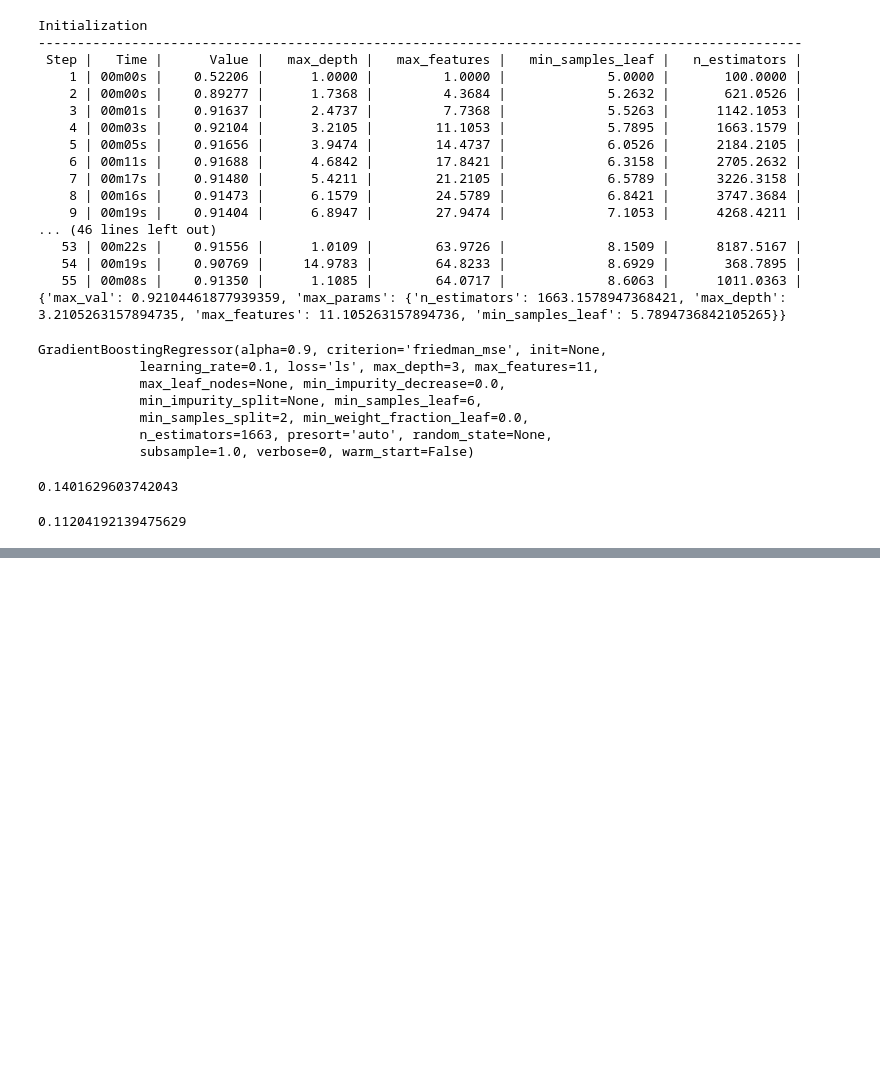
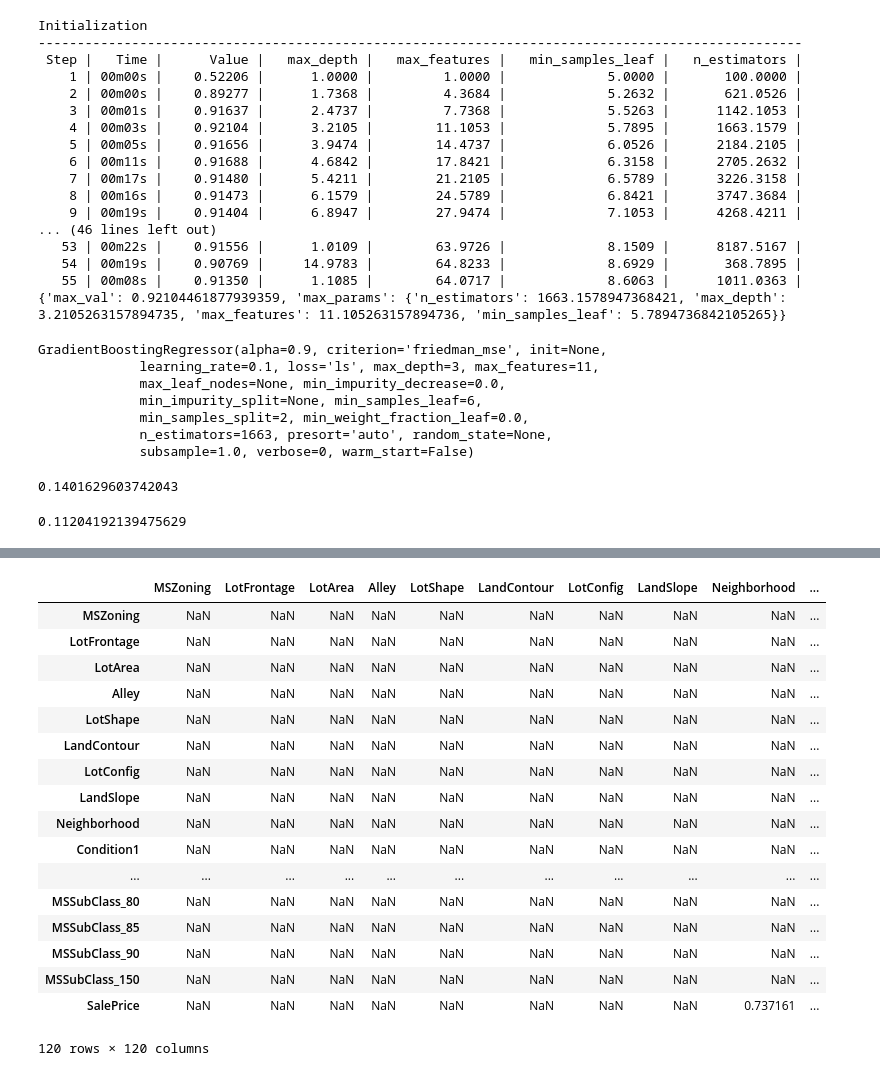
Before and after one commit to adodd202/HousingPricesML, a Jupyter notebook: Workspace/[Michael]WorkSpace/MJG_Optimization.ipynb, the cells around one changed output, grey strips where cells are left out. Drawn from its saved outputs; the diff is of its cells as text; code cells hidden in the pictures; blank space fills up the shorter version.

```diff
--- a/Workspace/[Michael]WorkSpace/MJG_Optimization.ipynb
+++ b/Workspace/[Michael]WorkSpace/MJG_Optimization.ipynb
@@ -12,8 +12,12 @@ from sklearn.model_selection import GridSearchCV, cross_val_score
 from sklearn.ensemble import GradientBoostingRegressor, RandomForestRegressor
 from bayes_opt import BayesianOptimization
 from xgboost import XGBRegressor, plot_importance
+import matplotlib.pyplot as plt
+import seaborn as sns
+
 import warnings
 warnings.filterwarnings('ignore')
+pd.set_option('display.max_columns', 500)
 # %%
 house_train = pd.read_csv('D:/NYC-Data-Science/Projects/HousingPricesML/Data/train_120feats_Dense_OutlierFree_LogTransform.csv')
 # house_train = house_train.drop("Unnamed: 0", axis = 1)
@@ -430,0 +448,24 @@ Initialization
+# %%
+high_corr = corr[((corr >= 0.7) | (corr <= -0.7))]
+np.fill_diagonal(high_corr.values, 0)
+# %%
+high_corr[((high_corr >= .7) | (high_corr <= -.7))]
+# %% [output]
+|  | MSZoning | LotFrontage | LotArea | Alley | LotShape | LandContour | LotConfig | LandSlope | Neighborhood | ... |
+| MSZoning | NaN | NaN | NaN | NaN | NaN | NaN | NaN | NaN | NaN | ... |
+| LotFrontage | NaN | NaN | NaN | NaN | NaN | NaN | NaN | NaN | NaN | ... |
+| LotArea | NaN | NaN | NaN | NaN | NaN | NaN | NaN | NaN | NaN | ... |
+| Alley | NaN | NaN | NaN | NaN | NaN | NaN | NaN | NaN | NaN | ... |
+| LotShape | NaN | NaN | NaN | NaN | NaN | NaN | NaN | NaN | NaN | ... |
+| LandContour | NaN | NaN | NaN | NaN | NaN | NaN | NaN | NaN | NaN | ... |
+| LotConfig | NaN | NaN | NaN | NaN | NaN | NaN | NaN | NaN | NaN | ... |
+| LandSlope | NaN | NaN | NaN | NaN | NaN | NaN | NaN | NaN | NaN | ... |
+| Neighborhood | NaN | NaN | NaN | NaN | NaN | NaN | NaN | NaN | NaN | ... |
+| Condition1 | NaN | NaN | NaN | NaN | NaN | NaN | NaN | NaN | NaN | ... |
+| ... | ... | ... | ... | ... | ... | ... | ... | ... | ... | ... |
+| MSSubClass_80 | NaN | NaN | NaN | NaN | NaN | NaN | NaN | NaN | NaN | ... |
+| MSSubClass_85 | NaN | NaN | NaN | NaN | NaN | NaN | NaN | NaN | NaN | ... |
+| MSSubClass_90 | NaN | NaN | NaN | NaN | NaN | NaN | NaN | NaN | NaN | ... |
+| MSSubClass_150 | NaN | NaN | NaN | NaN | NaN | NaN | NaN | NaN | NaN | ... |
+| SalePrice | NaN | NaN | NaN | NaN | NaN | NaN | NaN | NaN | 0.737161 | ... |
+120 rows × 120 columns
```
Also changed, not shown: parts of 9 cells of this notebook.
